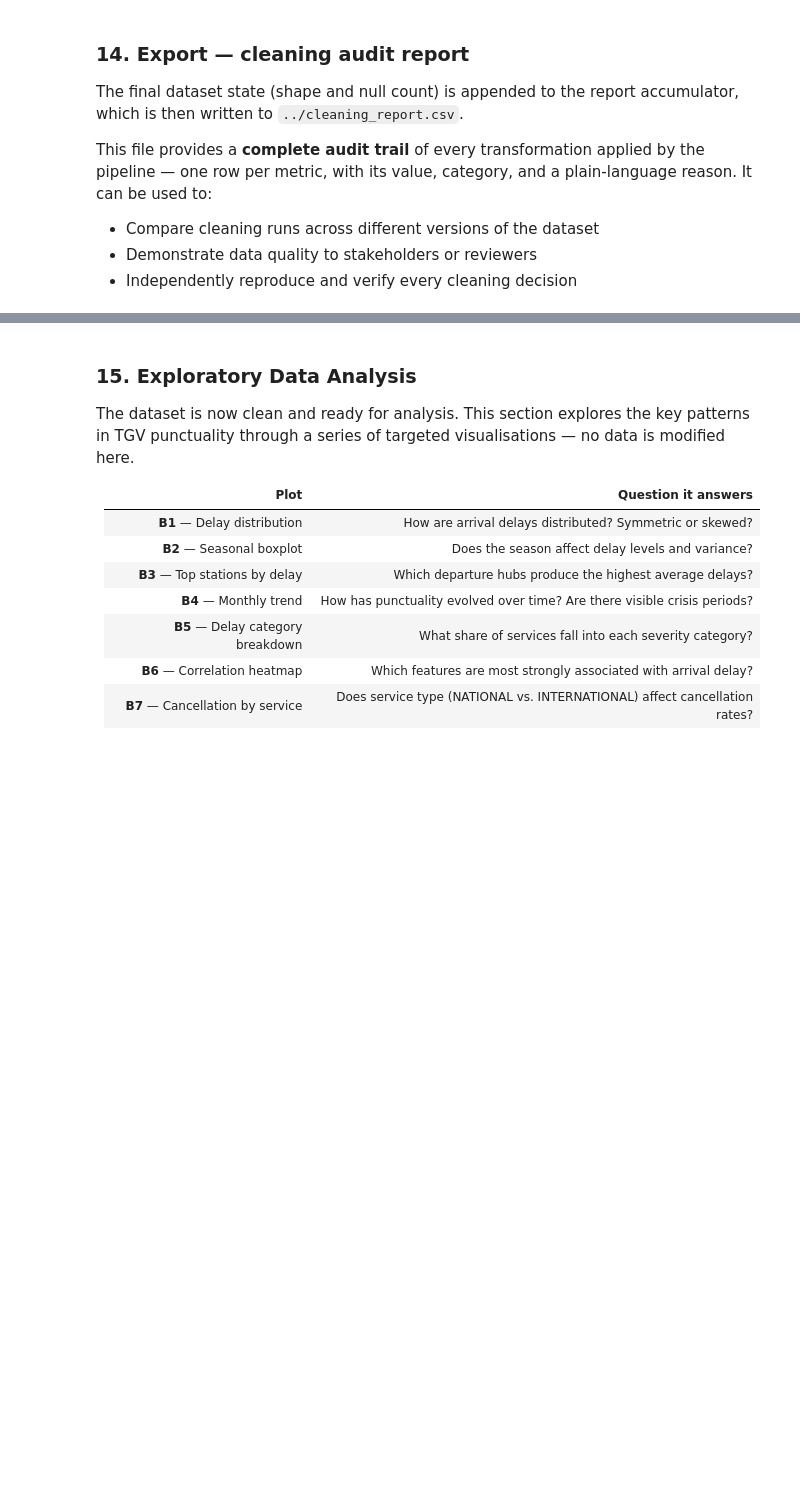
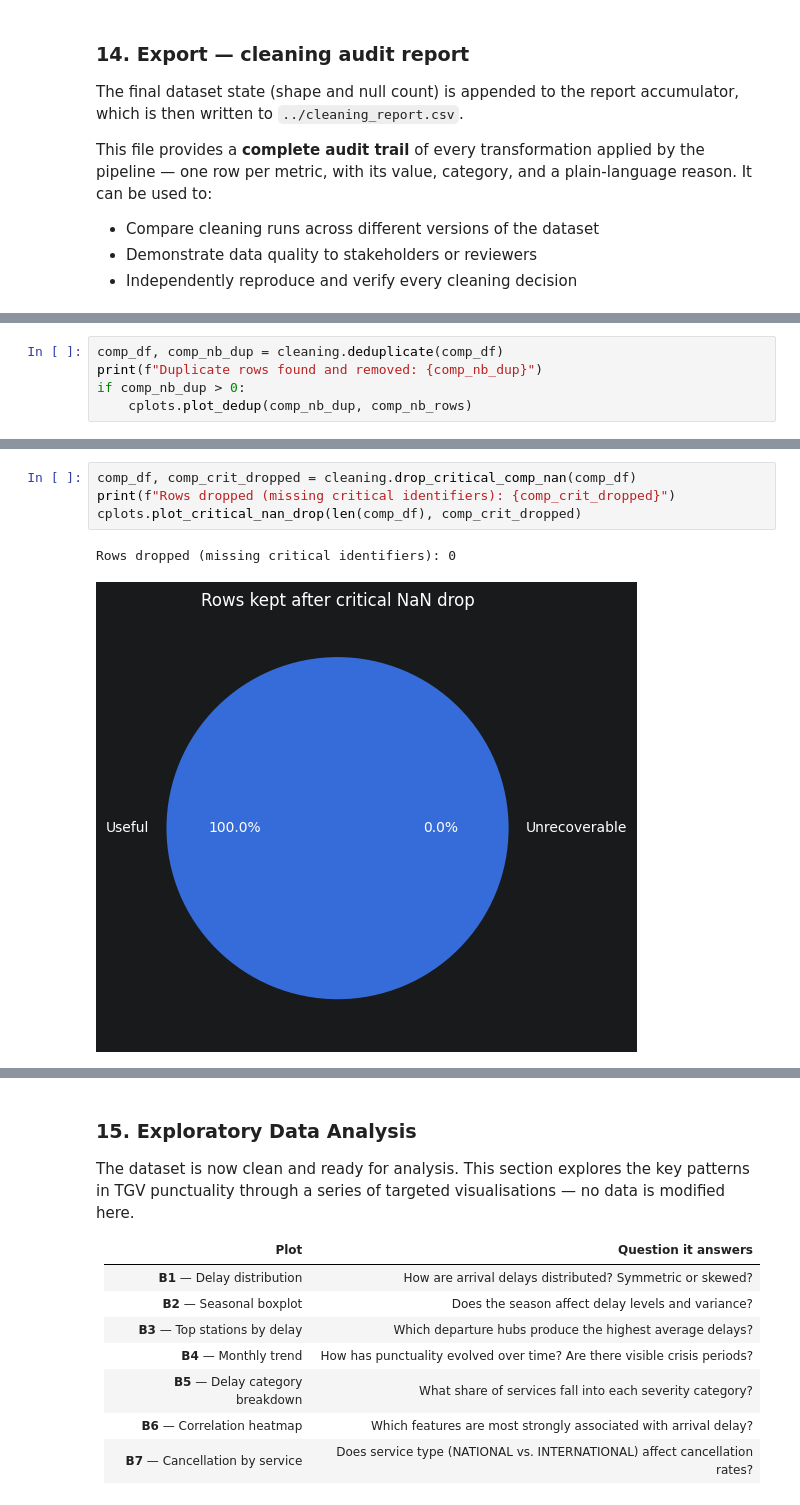
Before and after one commit to OpenCz/Tardis, a Jupyter notebook: tardis_eda.ipynb, the cells around one changed output, grey strips where cells are left out. Drawn from its saved outputs; the diff is of its cells as text; blank space fills up the shorter version.

```diff
--- a/tardis_eda.ipynb
+++ b/tardis_eda.ipynb
@@ -609,0 +917,5 @@ report.export("data/processed/audit/cleaning_report.csv")
+# %%
+comp_df, comp_nb_dup = cleaning.deduplicate(comp_df)
+print(f"Duplicate rows found and removed: {comp_nb_dup}")
+if comp_nb_dup > 0:
+    cplots.plot_dedup(comp_nb_dup, comp_nb_rows)
@@ -609,0 +936,7 @@ report.export("data/processed/audit/cleaning_report.csv")
+# %%
+comp_df, comp_crit_dropped = cleaning.drop_critical_comp_nan(comp_df)
+print(f"Rows dropped (missing critical identifiers): {comp_crit_dropped}")
+cplots.plot_critical_nan_drop(len(comp_df), comp_crit_dropped)
+# %% [output]
+Rows dropped (missing critical identifiers): 0
+[figure, added]
```
Also changed, not shown: parts of 81 cells of this notebook.
